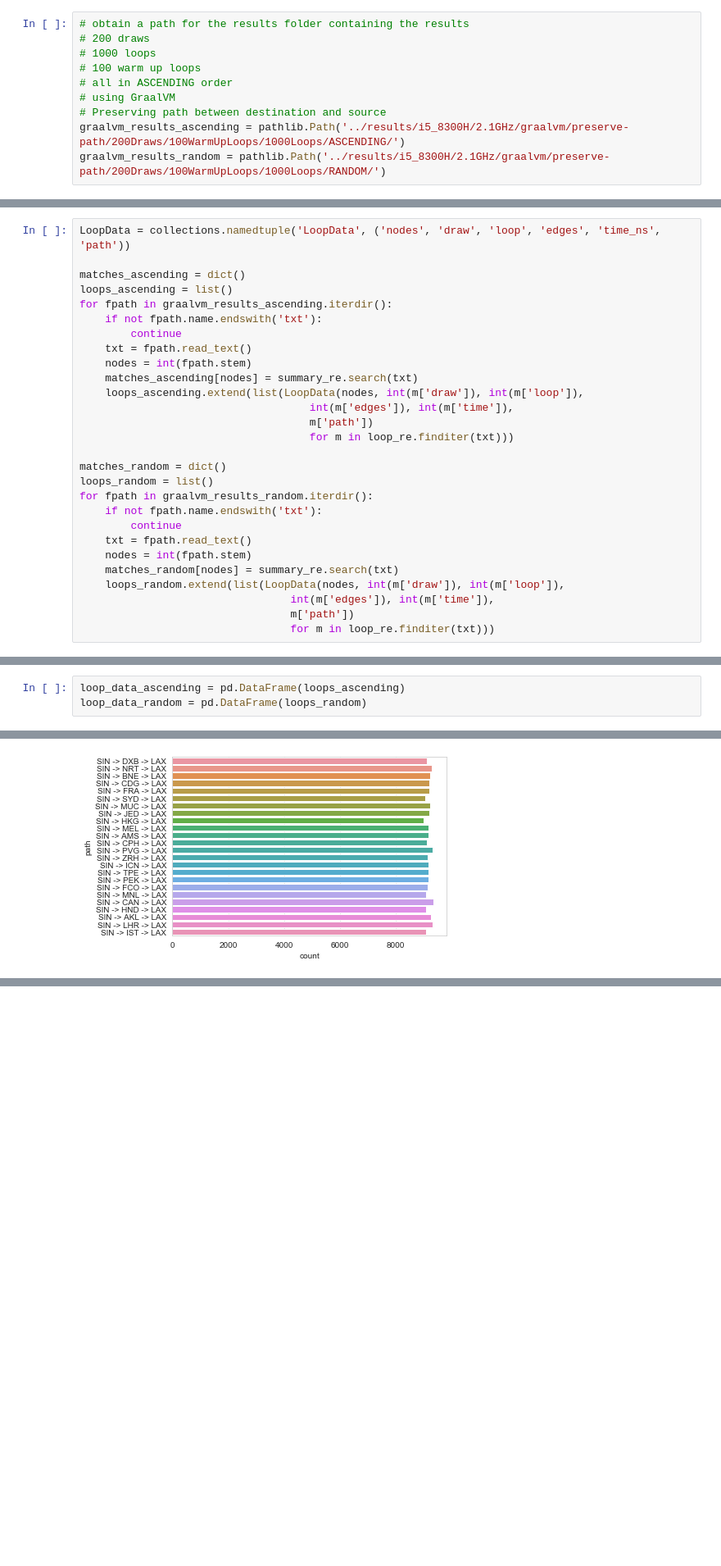
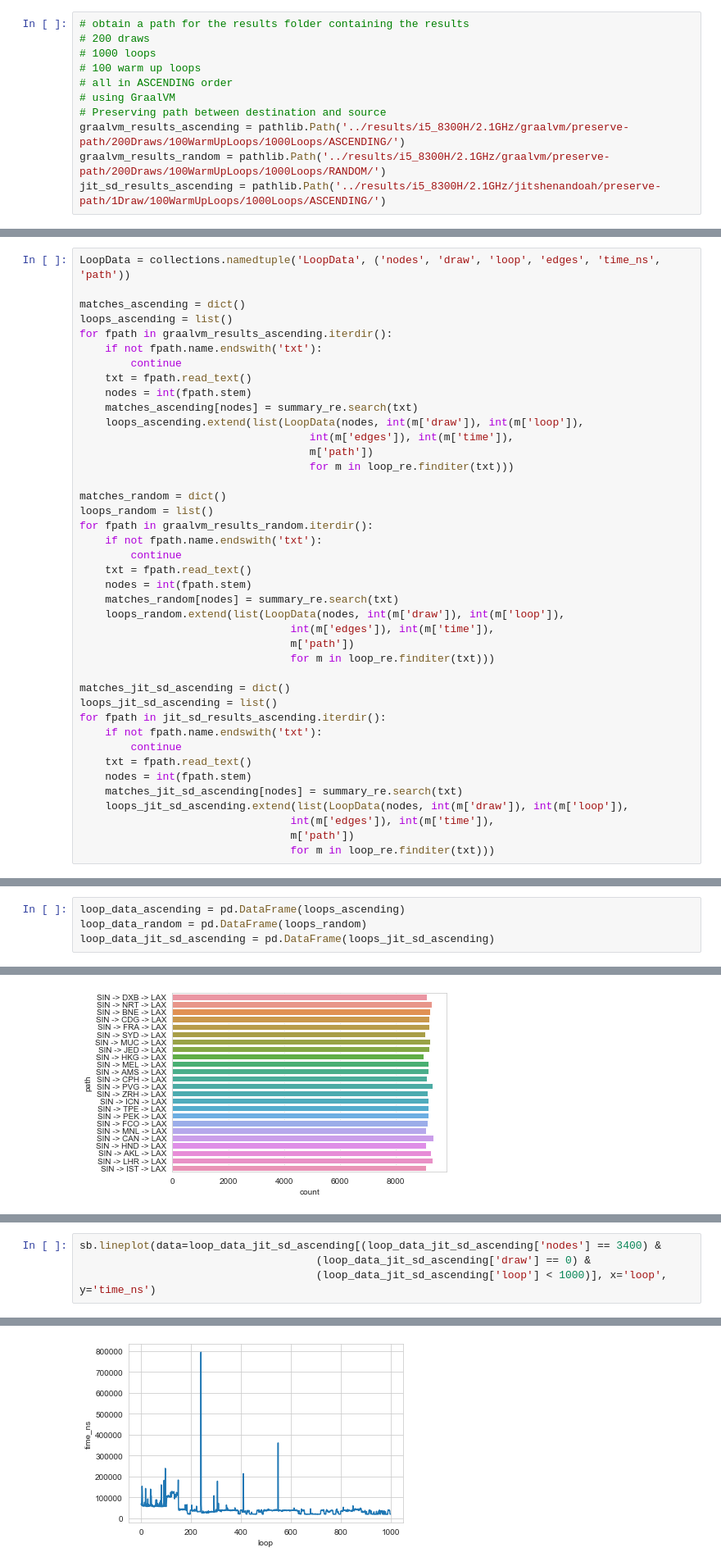
Before and after one commit to shenghaoyang/ce2001_ex4_graphs, a Jupyter notebook: utils/results_analysis_v2.ipynb, the cells around one changed output, grey strips where cells are left out. Shown at 82% size. Drawn from its saved outputs; the diff is of its cells as text; blank space fills up the shorter version.

Commit message:
Update jit results and redo results analysis

```diff
--- a/utils/results_analysis_v2.ipynb
+++ b/utils/results_analysis_v2.ipynb
@@ -16,6 +16,7 @@ sb.set_style('whitegrid')
 # Preserving path between destination and source
 graalvm_results_ascending = pathlib.Path('../results/i5_8300H/2.1GHz/graalvm/preserve-path/200Draws/100WarmUpLoops/1000Loops/ASCENDING/')
 graalvm_results_random = pathlib.Path('../results/i5_8300H/2.1GHz/graalvm/preserve-path/200Draws/100WarmUpLoops/1000Loops/RANDOM/')
+jit_sd_results_ascending = pathlib.Path('../results/i5_8300H/2.1GHz/jitshenandoah/preserve-path/1Draw/100WarmUpLoops/1000Loops/ASCENDING/')
 # %%
 summary_re = re.compile(r'Overall: node count: (?P<nodes>[^,]+)'
                         r', average edge count: (?P<edges>[^:]+): '
@@ -50,6 +51,19 @@ for fpath in graalvm_results_random.iterdir():
                                  int(m['edges']), int(m['time']),
                                  m['path'])
                                  for m in loop_re.finditer(txt)))
+
+matches_jit_sd_ascending = dict()
+loops_jit_sd_ascending = list()
+for fpath in jit_sd_results_ascending.iterdir():
+    if not fpath.name.endswith('txt'):
+        continue
+    txt = fpath.read_text()
+    nodes = int(fpath.stem)
+    matches_jit_sd_ascending[nodes] = summary_re.search(txt)
+    loops_jit_sd_ascending.extend(list(LoopData(nodes, int(m['draw']), int(m['loop']),
+                                 int(m['edges']), int(m['time']),
+                                 m['path'])
+                                 for m in loop_re.finditer(txt)))
 # %%
 runtimes_against_sum_edge_node_count_ascending = [(float(m['edges']) + float(m['nodes']),
                                                   float(m['search_ns'])) for m in matches_ascending.values()]
@@ -75,6 +89,7 @@ sb.lineplot(data=summary_data_random,
 # %%
 loop_data_ascending = pd.DataFrame(loops_ascending)
 loop_data_random = pd.DataFrame(loops_random)
+loop_data_jit_sd_ascending = pd.DataFrame(loops_jit_sd_ascending)
 # %% [markdown]
 Count plots for the ascending case
 # %%
@@ -160,0 +178,5 @@ NameError: name 'loop_data_descending' is not defined
+# %%
+sb.lineplot(data=loop_data_jit_sd_ascending[(loop_data_jit_sd_ascending['nodes'] == 3400) &
+                                     (loop_data_jit_sd_ascending['draw'] == 0) &
+                                     (loop_data_jit_sd_ascending['loop'] < 1000)], x='loop', y='time_ns')
+# %% [output]
@@ -160,0 +184 @@ NameError: name 'loop_data_descending' is not defined
+[figure, added]
```
Also changed, not shown: parts of 6 cells of this notebook, 1 other file.
